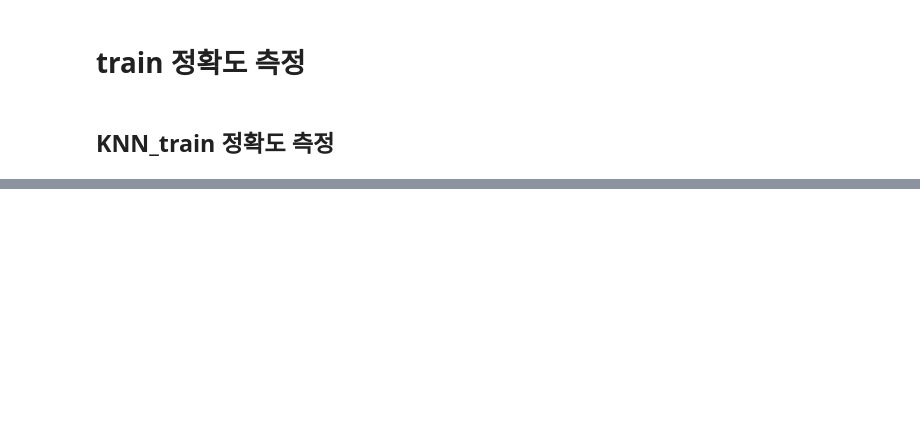
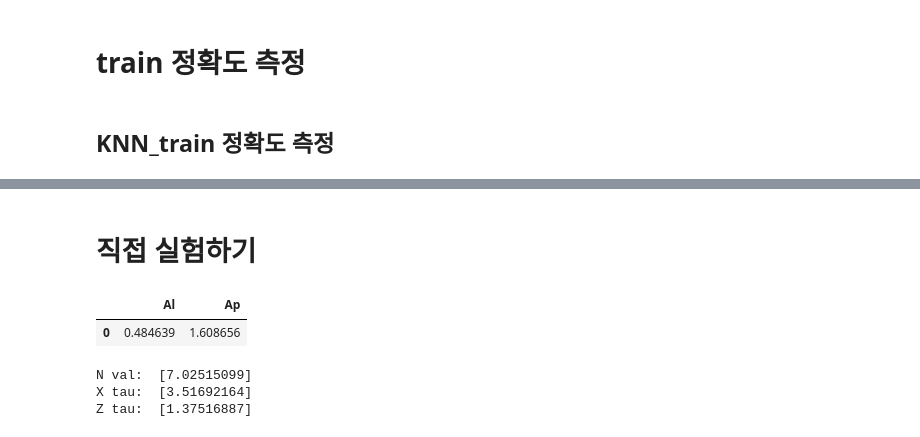
Before and after one commit to dogemie/Control_Nuclear_Spins, a Jupyter notebook: initialize13Cspin/13C_KNN.ipynb, the cells around one changed output, grey strips where cells are left out. Cells and saved outputs as stored; diff of their text form; code cells hidden in the pictures; blank space fills up the shorter version.

```diff
--- a/initialize13Cspin/13C_KNN.ipynb
+++ b/initialize13Cspin/13C_KNN.ipynb
@@ -216,0 +217,14 @@ KNZ R2 (Test):  0.38077617085291027
+# %% [markdown]
+# 직접 실험하기
+# %%
+inal = 0.484639
+inap = 1.608656
+dd = []
+
+dd.append([inal, inap])
+df = pd.DataFrame(dd, columns=['Al', 'Ap'])
+# %%
+df
+# %% [output]
+|  | Al | Ap |
+| 0 | 0.484639 | 1.608656 |
@@ -216,0 +235,8 @@ KNZ R2 (Test):  0.38077617085291027
+# %%
+print('N val: ', dfn)
+print('X tau: ', dfx)
+print('Z tau: ', dfz)
+# %% [output]
+N val:  [7.02515099]
+X tau:  [3.51692164]
+Z tau:  [1.37516887]
```
Also changed, not shown: parts of 8 cells of this notebook, 14 other files.
